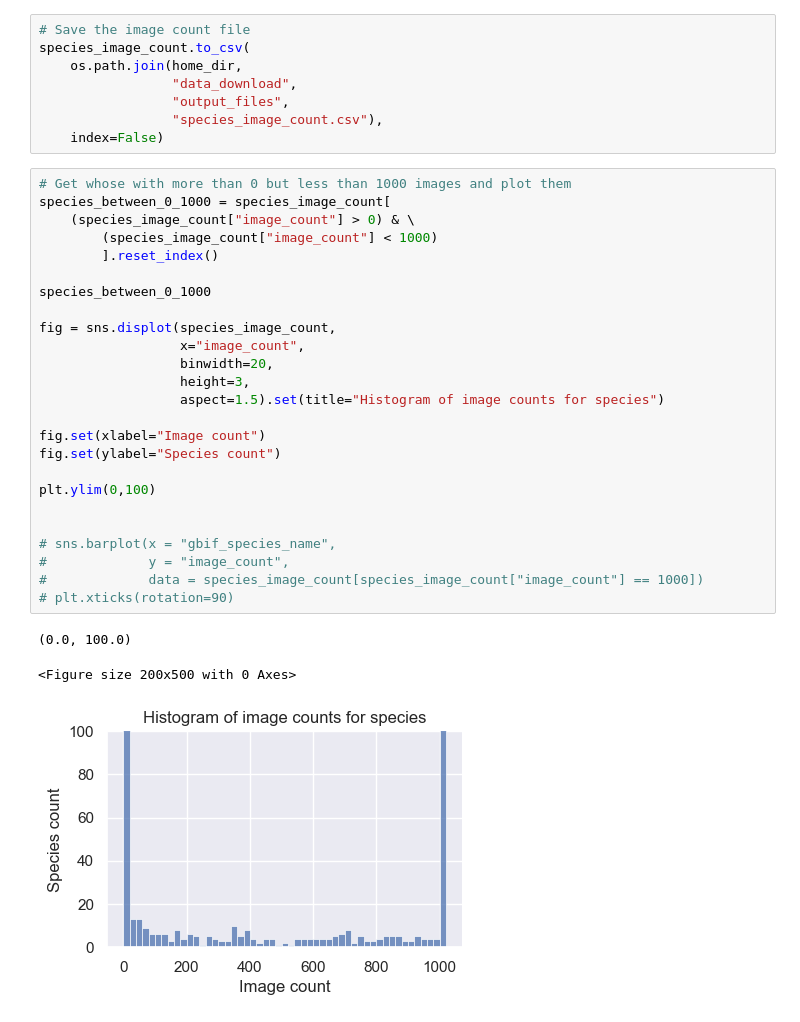
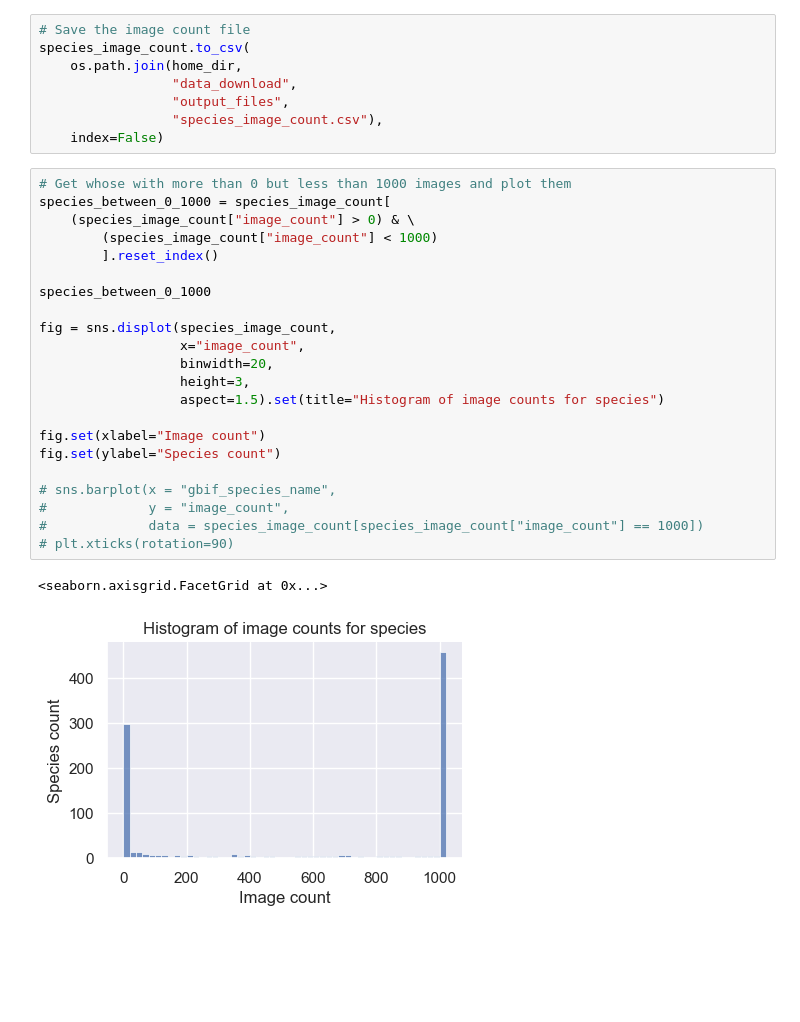
Before and after one commit to AMI-trap/gbif-species-trainer-AMI-fork, a Jupyter notebook: helper_scripts/plot_data_statistics.ipynb, the cells around one changed output. Cells and saved outputs as stored; diff of their text form; blank space fills up the shorter version.

```diff
--- a/helper_scripts/plot_data_statistics.ipynb
+++ b/helper_scripts/plot_data_statistics.ipynb
@@ -85,29 +85,25 @@ species_image_count.to_csv(
 # %%
 # Get whose with more than 0 but less than 1000 images and plot them
 species_between_0_1000 = species_image_count[
     (species_image_count["image_count"] > 0) & \
         (species_image_count["image_count"] < 1000)
         ].reset_index()
 
 species_between_0_1000
 
 fig = sns.displot(species_image_count,
                   x="image_count",
                   binwidth=20,
                   height=3,
                   aspect=1.5).set(title="Histogram of image counts for species")
 
 fig.set(xlabel="Image count")
 fig.set(ylabel="Species count")
 
-plt.ylim(0,100)
-
-
 # sns.barplot(x = "gbif_species_name",
 #             y = "image_count",
 #             data = species_image_count[species_image_count["image_count"] == 1000])
 # plt.xticks(rotation=90)
 # %% [output]
-(0.0, 100.0)
+<seaborn.axisgrid.FacetGrid at 0x...>
-<Figure size 200x500 with 0 Axes>
-[figure, old version]
+[figure, new version]
```
Also changed, not shown: parts of 1 cell of this notebook, 1 other file.
